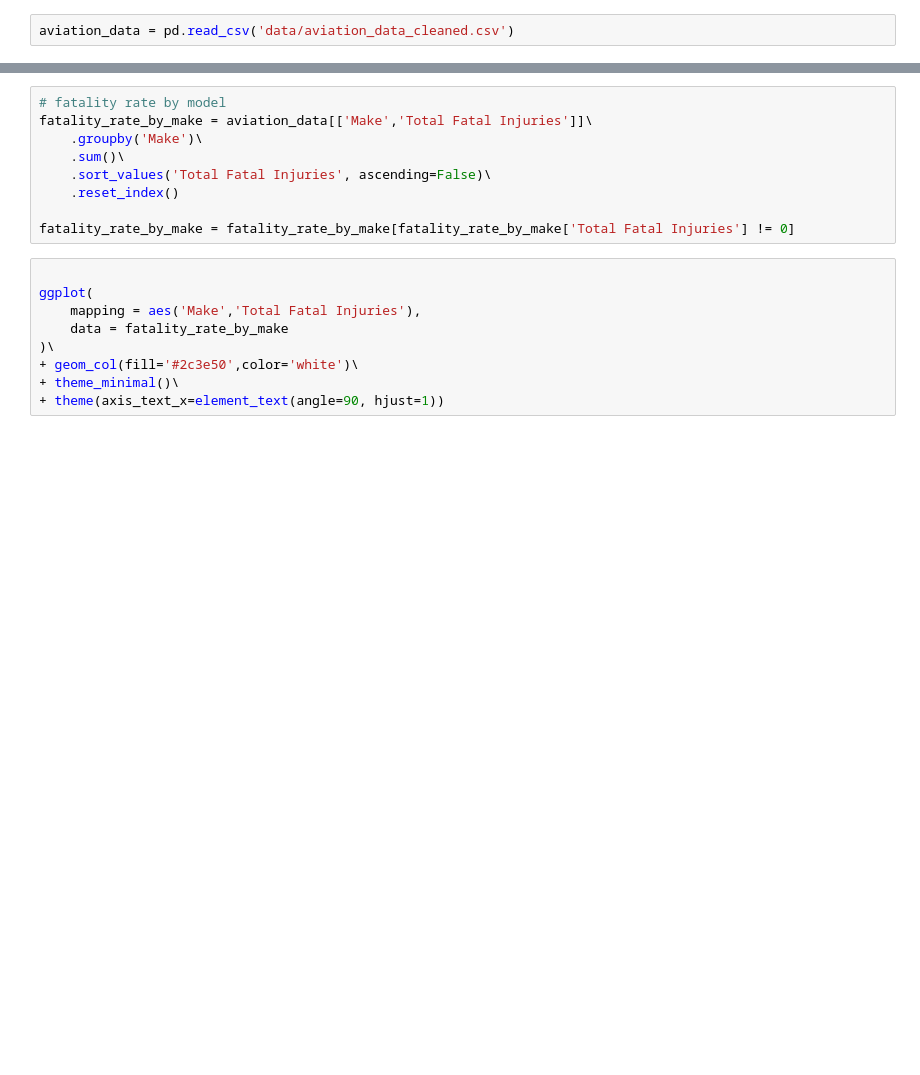
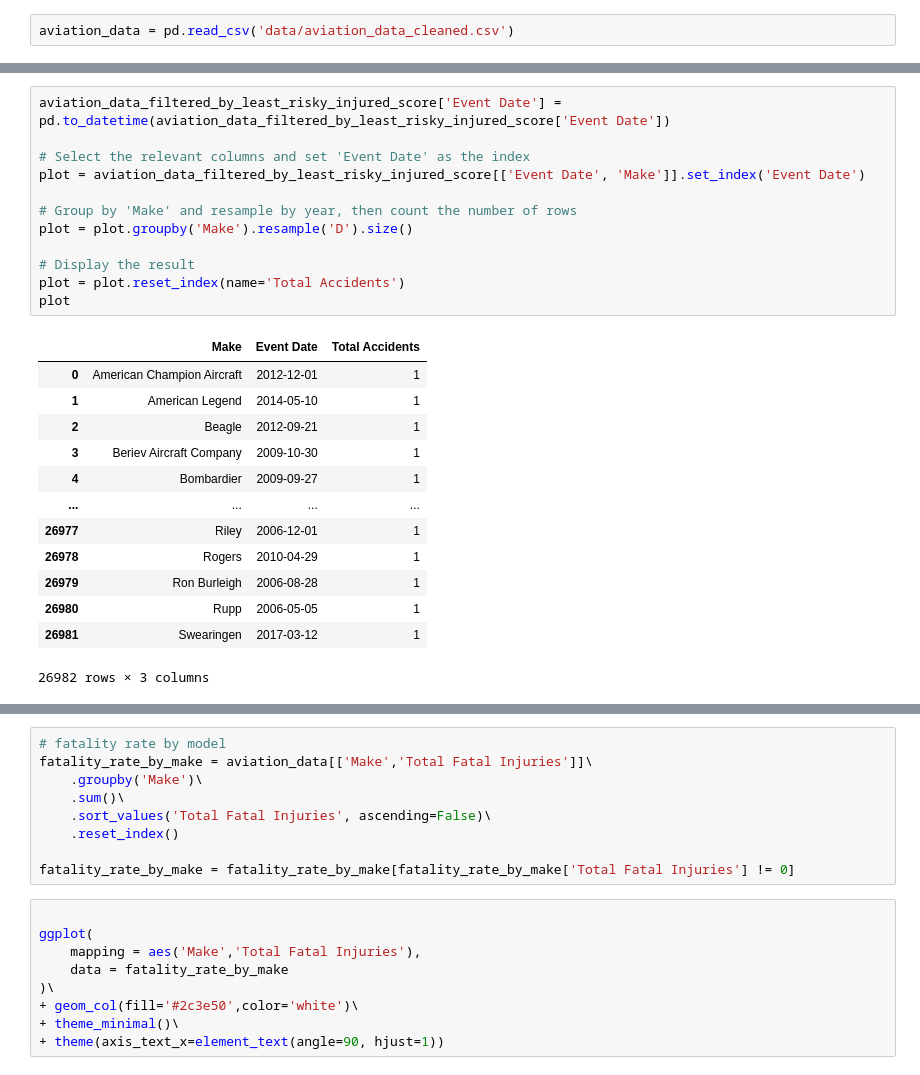
Before and after one commit to orcuncanlilar/aircraft-selection-strategy, a Jupyter notebook: aircraft_selection_strategy.ipynb, the cells around one changed output, grey strips where cells are left out. Saved outputs shown, nothing was run; the diff lists cells and outputs as text; blank space fills up the shorter version.

```diff
--- a/aircraft_selection_strategy.ipynb
+++ b/aircraft_selection_strategy.ipynb
@@ -207,0 +231,26 @@ df2 = aviation_data_filtered_by_top_risky_make[~aviation_data_filtered_by_top_ri
+# %%
+aviation_data_filtered_by_least_risky_injured_score['Event Date'] = pd.to_datetime(aviation_data_filtered_by_least_risky_injured_score['Event Date'])
+
+# Select the relevant columns and set 'Event Date' as the index
+plot = aviation_data_filtered_by_least_risky_injured_score[['Event Date', 'Make']].set_index('Event Date')
+
+# Group by 'Make' and resample by year, then count the number of rows
+plot = plot.groupby('Make').resample('D').size()
+
+# Display the result
+plot = plot.reset_index(name='Total Accidents')
+plot
+# %% [output]
+|  | Make | Event Date | Total Accidents |
+| 0 | American Champion Aircraft | 2012-12-01 | 1 |
+| 1 | American Legend | 2014-05-10 | 1 |
+| 2 | Beagle | 2012-09-21 | 1 |
+| 3 | Beriev Aircraft Company | 2009-10-30 | 1 |
+| 4 | Bombardier | 2009-09-27 | 1 |
+| ... | ... | ... | ... |
+| 26977 | Riley | 2006-12-01 | 1 |
+| 26978 | Rogers | 2010-04-29 | 1 |
+| 26979 | Ron Burleigh | 2006-08-28 | 1 |
+| 26980 | Rupp | 2006-05-05 | 1 |
+| 26981 | Swearingen | 2017-03-12 | 1 |
+26982 rows × 3 columns
```
Also changed, not shown: parts of 12 cells of this notebook.
